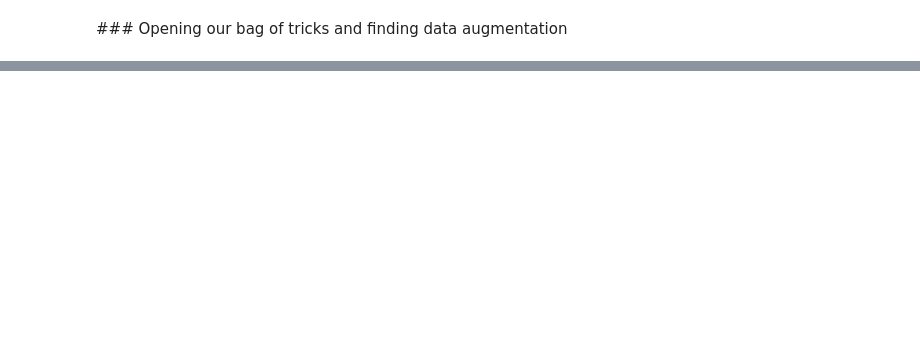
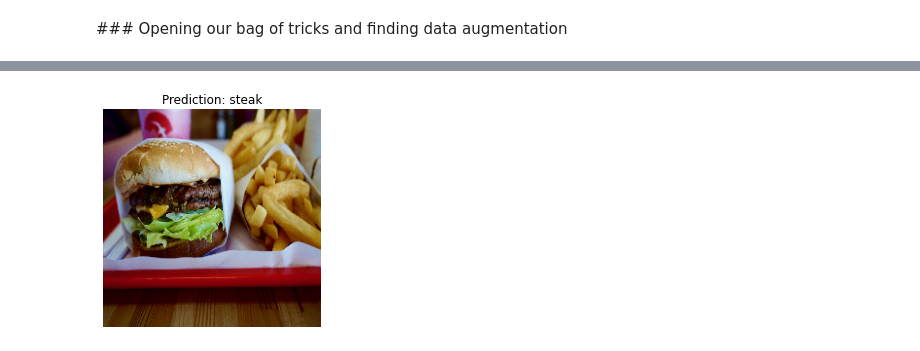
Before and after one commit to mehmetkesik/tensorflow-basics, a Jupyter notebook: 03_computer_vision_with_tensorflow.ipynb, the cells around one changed output, grey strips where cells are left out. Drawn from its saved outputs; the diff is of its cells as text; code cells hidden in the pictures; blank space fills up the shorter version.

```diff
--- a/03_computer_vision_with_tensorflow.ipynb
+++ b/03_computer_vision_with_tensorflow.ipynb
@@ -777,0 +839,15 @@ TensorShape([210, 210, 3])
+# %%
+def pred_and_plot(model, filename, class_names=class_names):
+  # Import the target image and preprocess it
+  img = load_and_pred_image(filename)
+
+  # Make a prediction
+  pred = model.predict(tf.expand_dims(img, axis=0))
+
+  # Get the predicted class
+  pred_class = class_names[int(tf.round(pred))]
+
+  # Plot the image and predicted class
+  plt.imshow(img)
+  plt.title(f"Prediction: {pred_class}")
+  plt.axis(False)
@@ -777,0 +907,4 @@ TensorShape([210, 210, 3])
+# %%
+# Setup the train and test directories
+train_dir = "10_food_classes_all_data/train/"
+test_dir = "10_food_classes_all_data/test/"
@@ -777,0 +1189,4 @@ TensorShape([210, 210, 3])
+# %%
+# Load in a trained model and evaluate it
+loaded_model_9 = tf.keras.models.load_model("saved_trained_model_9")
+loaded_model_9.evaluate(test_data)
@@ -777,0 +1199,5 @@ TensorShape([210, 210, 3])
+# %%
+pred_and_plot(model=loaded_model_9,
+              filename="03-hamburger.jpeg",
+              class_names=class_names)
+# %% [output]
@@ -777,0 +1205 @@ TensorShape([210, 210, 3])
+[figure, added]
```
Also changed, not shown: parts of 86 cells of this notebook.
